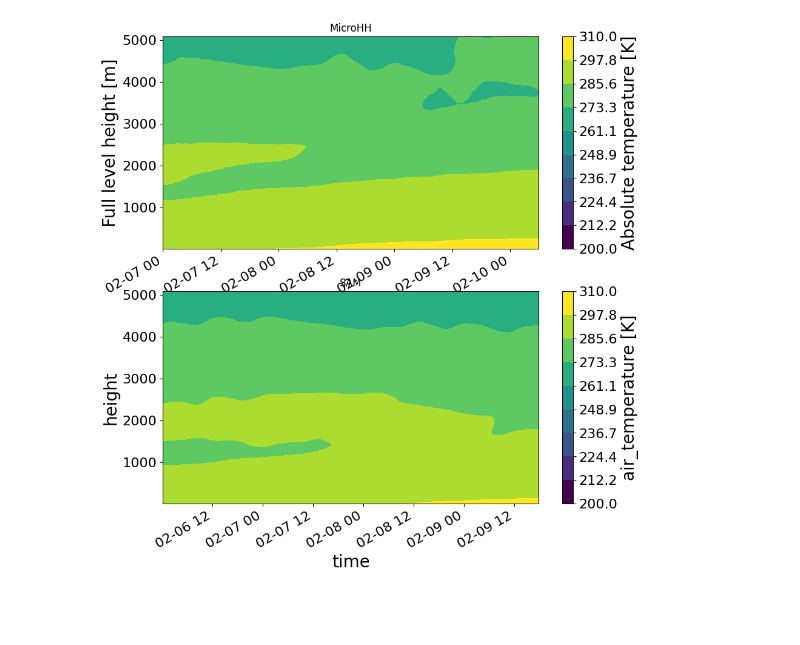
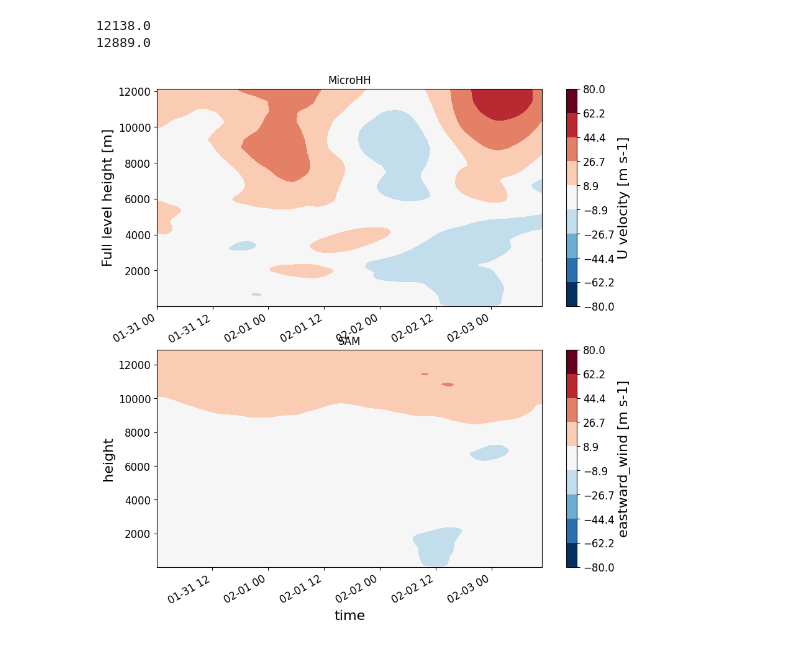
Before and after one commit to girishnigamanth/python_files, a Jupyter notebook: EUREC4A/Intercomparison_plots.ipynb, the cells around one changed output. Saved outputs shown, nothing was run; the diff lists cells and outputs as text; code cells hidden in the pictures; blank space fills up the shorter version.

```diff
--- a/EUREC4A/Intercomparison_plots.ipynb
+++ b/EUREC4A/Intercomparison_plots.ipynb
@@ -4,20 +4,20 @@ import xarray as xr
 import numpy as np
 from datetime import datetime, timedelta
 
-pl.rcParams['xtick.labelsize'] = 16
-pl.rcParams['ytick.labelsize'] = 16
-pl.rcParams['axes.labelsize'] = 20
+pl.rcParams['xtick.labelsize'] = 12
+pl.rcParams['ytick.labelsize'] = 12
+pl.rcParams['axes.labelsize'] = 16
 
-output1=xr.open_dataset('/fs/ess/PFS0220/eurec4a/microhh_results/eurec4a_feb9_512_200m_30kmtop_1.nc',decode_times=True)
-output2=xr.open_dataset('/fs/ess/PFS0220/eurec4a/SAM_results/EUREC4A_9Jan_144sqx152_100m_SAM_open_sst_kb.nc',decode_times=True)
-output3=xr.open_dataset('/fs/ess/PFS0220/eurec4a/forcings/eurec4a_20200209.kpt.nc',decode_times=True)
+output1=xr.open_dataset('/fs/ess/PFS0220/eurec4a/microhh_results/eurec4a_feb2_512_100m_12kmtop.nc',decode_times=True)
+output2=xr.open_dataset('/fs/ess/PFS0220/eurec4a/SAM_results/EUREC4A_2Feb_512sqx160_100m_SAM_kc.nc',decode_times=True)
+output3=xr.open_dataset('/fs/ess/PFS0220/eurec4a/forcings/eurec4a_20200202_narenpitak_extended.kpt_inversion.nc',decode_times=True)
 
 
 new_coords = xr.DataArray(output2['zf'].values, dims='height')
 output2=output2.assign_coords({'height':new_coords})
 
 
-output3=output3.rename({'sfc_sens_flx':'hfss','sfc_lat_flx':'hfls','open_sst':'ts','q':'qv','cloud_fraction':'flc','u':'ua','v':'va'})
+output3=output3.rename({'sfc_sens_flx':'hfss','sfc_lat_flx':'hfls','open_sst':'ts','q':'qv','cloud_fraction':'flc','u':'ua','v':'va','msnswrf':'rss','msnlwrf':'rls','mtnswrf':'rst'})
 output3['hfss']=output3['hfss']*-1; output3['hfls']=output3['hfls']*-1; output3['wspd']=np.sqrt((output3['ua'].isel(nlev=248))**2+(output3['va'].isel(nlev=248))**2)
 
 if 'height_f' in output3.keys():
@@ -32,19 +32,19 @@ output_withERA5 = {'MicroHH':output1,'ERA5':output3,'SAM':output2}
 output_3hr_withERA5={'MicroHH':output1.resample(time='3H').mean(),'ERA5':output3,'SAM':output2.resample(time='3H').mean()}
 
 vars=['lwp','ps','pr']
-vars_withERA5=['hfss','hfls','ts','wspd']
+vars_withERA5=['hfss','hfls','ts','wspd','rss','rls','rst']
 
 
 
 def plot_1d(varname):
-    pl.figure(figsize=(10, 10))
+    pl.figure(figsize=(5, 5))
     for key in output:
         output[key][varname].plot.line(label=key)
     pl.legend(loc="upper center")
     pl.title(varname)
 
 def plot_1d_withERA5(varname):
-    pl.figure(figsize=(10, 10))
+    pl.figure(figsize=(5, 5))
     for key in output_withERA5:
         output_withERA5[key][varname].plot.line(label=key)
     pl.legend(loc="upper center")
@@ -100,13 +100,15 @@ def plot_2d(varname,level,low_value,high_value):
         axs[i].set_title(key)
         i=i+1;
 
-#for var in vars:
-#    plot_1d(var)
+
 
 #for var in vars_withERA5:
 #    plot_1d_withERA5(var)
 
-plot_2d('ua',10000.,-80,80)
+#plot_2d('ua',10000.,-80,80)
 
 #plot_1d_timeavg('qlc',with_ERA5=False)
 #plot_1d_from2d('rhoa',10)
+
+#for var in vars:
+#    plot_1d(var)
@@ -117,4 +115,10 @@ plot_2d('ua',10000.,-80,80)
-# %%
-plot_2d('ta',5000.,200,310)
-# %% [output]
-[figure, removed]
+# %%
+
+plot_2d('ua',15000.,-80,80)
+
+#for var in vars_withERA5:
+#    plot_1d_withERA5(var)
+# %% [output]
+12138.0
+12889.0
+[figure, added]
```
Also changed, not shown: parts of 2 cells of this notebook, 2 other files.
